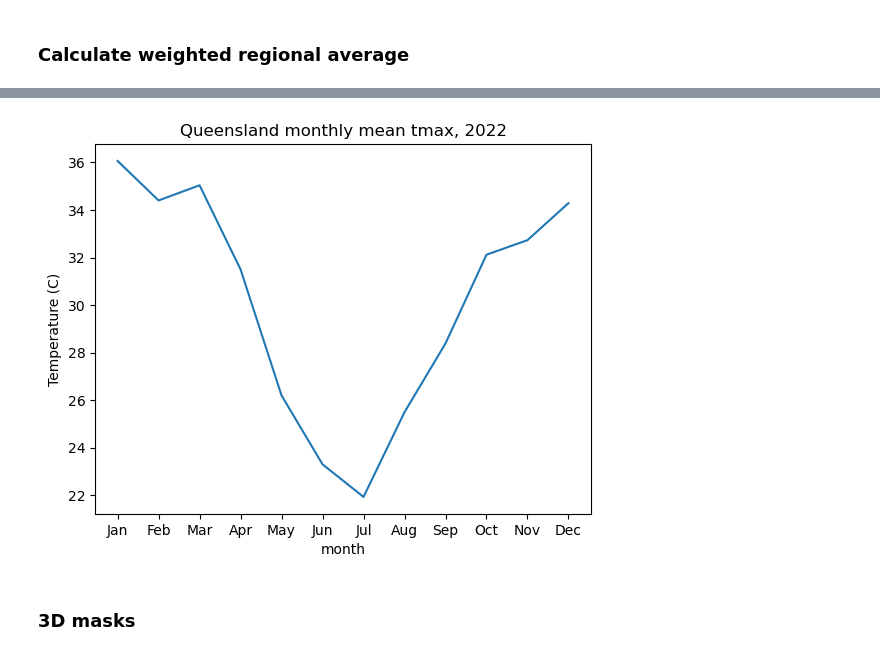
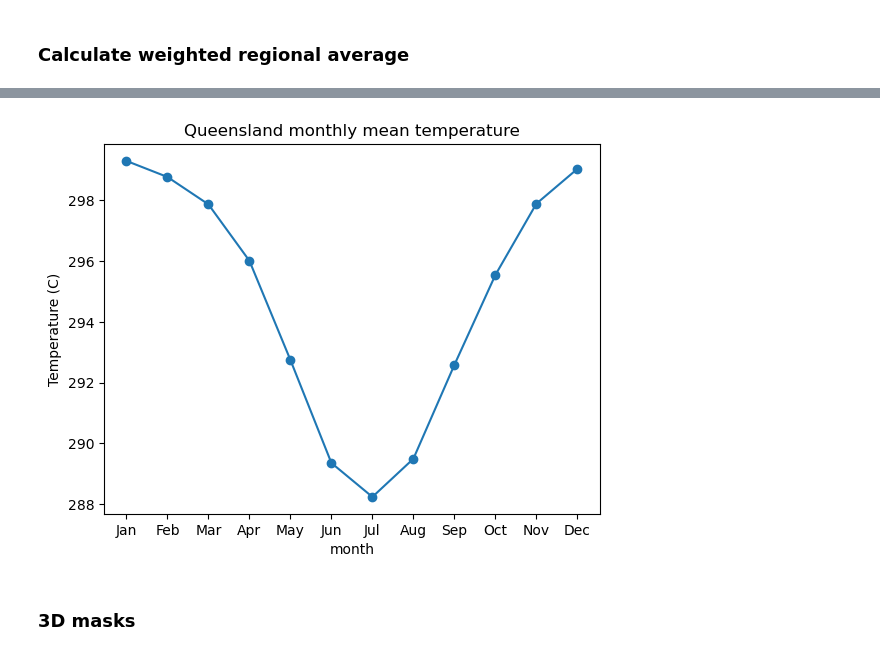
Before and after one commit to aus-ref-clim-data-nci/shapefiles, a Jupyter notebook: python_tutorial.ipynb, the cells around one changed output, grey strips where cells are left out. Drawn from its saved outputs; the diff is of its cells as text; code cells hidden in the pictures.

```diff
--- a/python_tutorial.ipynb
+++ b/python_tutorial.ipynb
@@ -10,4 +11,4 @@ import matplotlib.pyplot as plt
 import cmocean
 import numpy as np
 # %%
-ds = xr.open_dataset('/g/data/zv2/agcd/v1-0-1/tmax/mean/r005/01month/agcd_v1-0-1_tmax_mean_r005_monthly_2022.nc')
+ds = xr.open_dataset('/g/data/oi10/replicas/CMIP6/CMIP/IPSL/IPSL-CM6A-LR/historical/r1i1p1f1/Amon/tas/gr/v20180803/tas_Amon_IPSL-CM6A-LR_historical_r1i1p1f1_gr_185001-201412.nc')
@@ -137,5 +152,5 @@ plot_data(ds_qld)
 ### Calculate weighted regional average
 # %%
 weights = np.cos(np.deg2rad(ds['lat']))
-mean_tmax_qld = ds_qld['tmax'].weighted(weights).mean(dim=("lat", "lon"))
+tas_qld = ds_qld['tas'].weighted(weights).mean(dim=("lat", "lon"))
 # %%
@@ -150,14 +165,16 @@ Coordinates:
+# %%
+tas_qld_clim = tas_qld.groupby('time.month').mean()
 # %%
 months = np.arange(1, 13)
-plt.plot(months, mean_tmax_qld.values)
+plt.plot(months, tas_qld_clim.values, marker='o')
 plt.ylabel("Temperature (C)")
 plt.xlabel("month")
 xlabels = [calendar.month_abbr[i] for i in months]
 plt.xticks(months, xlabels)
-plt.title('Queensland monthly mean tmax, 2022')
+plt.title('Queensland monthly mean temperature')
 plt.show()
 # %% [output]
-[figure, old version]
+[figure, new version]
 # %% [markdown]
 ### 3D masks
 # %%
```
Also changed, not shown: parts of 25 cells of this notebook.
